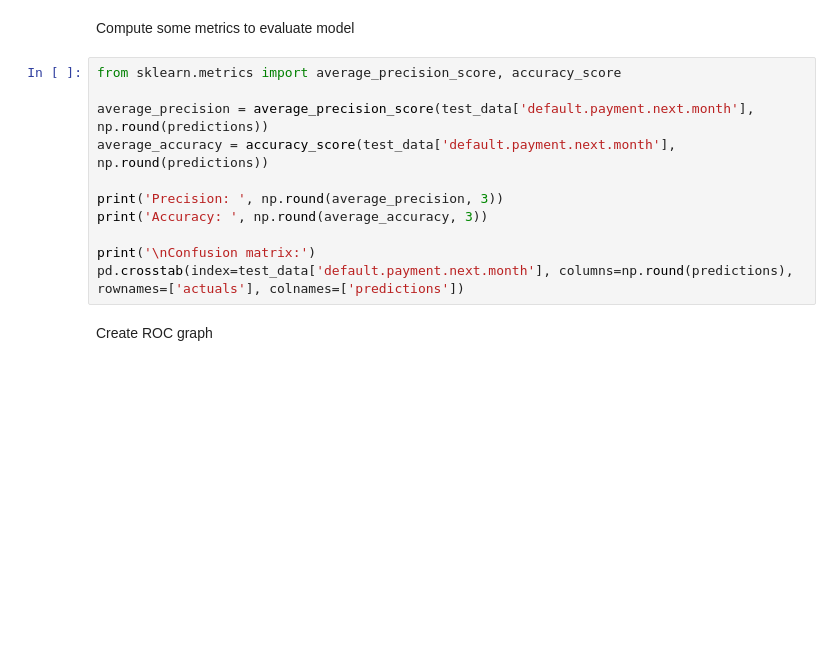
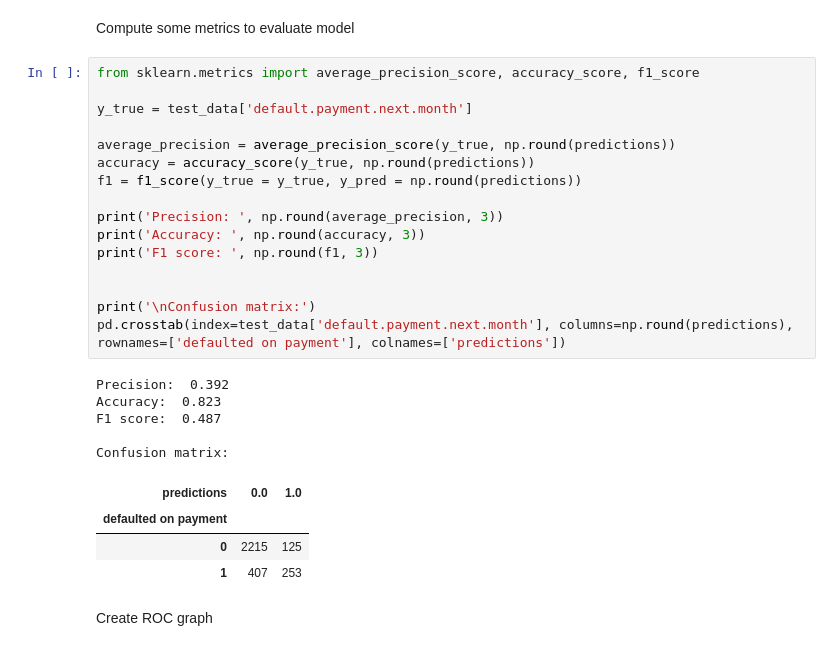
Before and after one commit to mpaf/credit-risk-rating, a Jupyter notebook: lab1.ipynb, the cells around one changed output. Cells and saved outputs as stored; diff of their text form; blank space fills up the shorter version.

```diff
--- a/lab1.ipynb
+++ b/lab1.ipynb
@@ -327,16 +475,31 @@ predictions = predict(test_data.drop(['default.payment.next.month'], axis=1).to_
 # %% [markdown]
 Compute some metrics to evaluate model
 # %%
-from sklearn.metrics import average_precision_score, accuracy_score
+from sklearn.metrics import average_precision_score, accuracy_score, f1_score
 
-average_precision = average_precision_score(test_data['default.payment.next.month'], np.round(predictions))
-average_accuracy = accuracy_score(test_data['default.payment.next.month'], np.round(predictions))
+y_true = test_data['default.payment.next.month']
+
+average_precision = average_precision_score(y_true, np.round(predictions))
+accuracy = accuracy_score(y_true, np.round(predictions))
+f1 = f1_score(y_true = y_true, y_pred = np.round(predictions))
 
 print('Precision: ', np.round(average_precision, 3))
-print('Accuracy: ', np.round(average_accuracy, 3))
+print('Accuracy: ', np.round(accuracy, 3))
+print('F1 score: ', np.round(f1, 3))
+
 
 print('\nConfusion matrix:')
-pd.crosstab(index=test_data['default.payment.next.month'], columns=np.round(predictions), rownames=['actuals'], colnames=['predictions'])
+pd.crosstab(index=test_data['default.payment.next.month'], columns=np.round(predictions), rownames=['defaulted on payment'], colnames=['predictions'])
+# %% [output]
+Precision:  0.392
+Accuracy:  0.823
+F1 score:  0.487
+
+Confusion matrix:
+| predictions | 0.0 | 1.0 |
+| defaulted on payment |  |  |
+| 0 | 2215 | 125 |
+| 1 | 407 | 253 |
 # %% [markdown]
 Create ROC graph
 # %%
```
Also changed, not shown: parts of 20 cells of this notebook.
